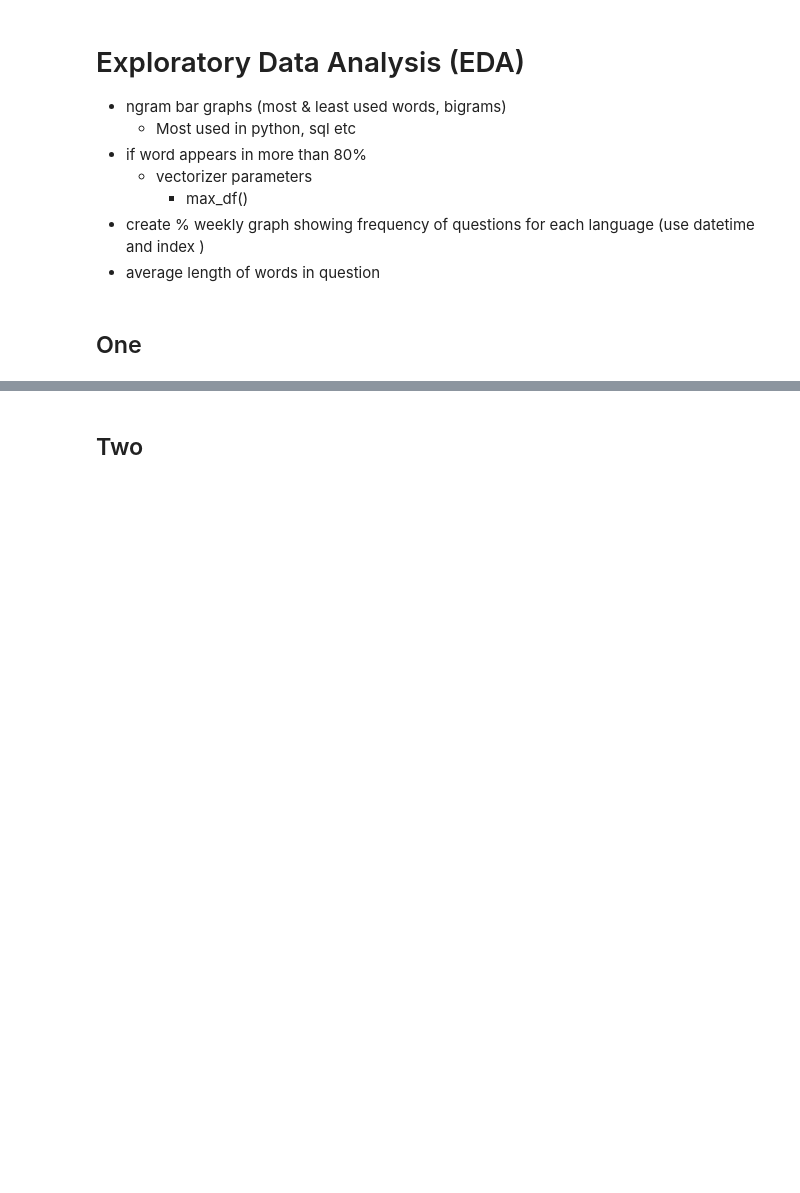
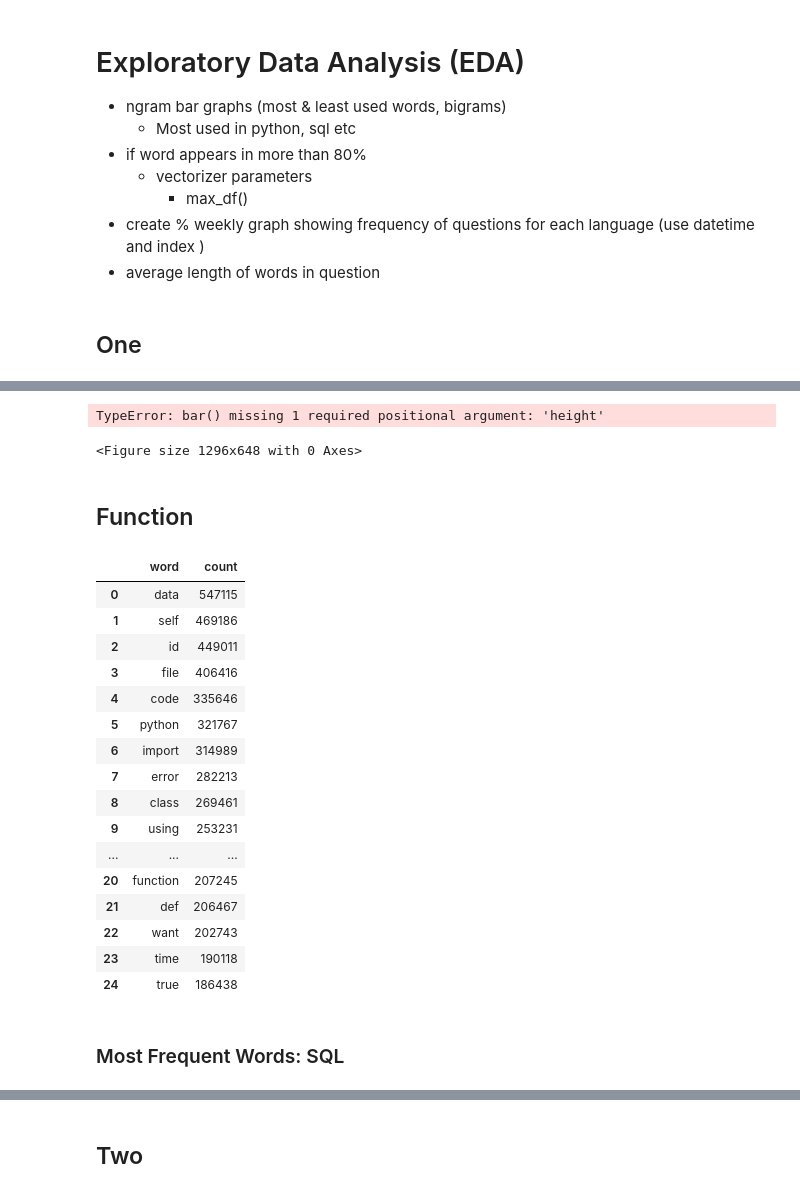
Before and after one commit to VPNA09/Stackoverflow-NLP, a Jupyter notebook: code/03 eda.ipynb, the cells around one changed output, grey strips where cells are left out. Cells and saved outputs as stored; diff of their text form; code cells hidden in the pictures; blank space fills up the shorter version.

```diff
--- a/code/03 eda.ipynb
+++ b/code/03 eda.ipynb
@@ -146,0 +196,77 @@ cvec_df.columns
+# %%
+plt.figure(figsize=(18,9))
+plt.bar(y = top15['index'], x = top15['count'])
+plt.title('Top 15 Words', fontsize=26)
+plt.xlabel('Frequency', fontsize=20);
+
+
+# top15.plot(kind = 'barh');
+
+# figsize=(20, 8)
+# plt.title("Top 15 Words")
+# plt.xlabel('Frequency');
+# %% [output]
+TypeError: bar() missing 1 required positional argument: 'height'
+<Figure size 1296x648 with 0 Axes>
+# %% [markdown]
+##  Function
+# %%
+def freq_words(df):
+    '''
+    function that takes in dataframe:
+        - splits into X, y
+        - creates CountVectorizer instance
+        - takes sparse matrix --> dataframe (sum of total times certain word used)
+        - returns the above dataframe
+
+    '''
+    X = df['body_clean']
+    y = df['target_class']
+
+    cvec = CountVectorizer(stop_words='english',
+                           max_features = 100,
+                           ngram_range = (1,1))    #can try bi-grams next
+
+    # Sparse Matrix
+    sparse_cv = cvec.fit_transform(X)
+
+    # Sparse matrix --> Dataframe
+    cvec_df = pd.DataFrame(sparse_cv.toarray(), columns=cvec.get_feature_names())
+
+    # Total times word was used
+    sum_words = cvec_df.sum(axis=0)
+
+    # Dataframe
+    top_words = pd.DataFrame(sum_words.sort_values(ascending = False), columns = ['count'])
+
+    # Reset index
+    top_words = top_words.reset_index()
+
+    # Change Column name from index --> word
+    top_words = top_words.rename(columns={'index': 'word'})
+
+    return top_words
+# %%
+total_frequency = freq_words(df)
+# %%
+total_frequency[0:25]
+# %% [output]
+|  | word | count |
+| 0 | data | 547115 |
+| 1 | self | 469186 |
+| 2 | id | 449011 |
+| 3 | file | 406416 |
+| 4 | code | 335646 |
+| 5 | python | 321767 |
+| 6 | import | 314989 |
+| 7 | error | 282213 |
+| 8 | class | 269461 |
+| 9 | using | 253231 |
+| ... | ... | ... |
+| 20 | function | 207245 |
+| 21 | def | 206467 |
+| 22 | want | 202743 |
+| 23 | time | 190118 |
+| 24 | true | 186438 |
+# %% [markdown]
+### Most Frequent Words: SQL
```
Also changed, not shown: parts of 27 cells of this notebook, 1 other file.
